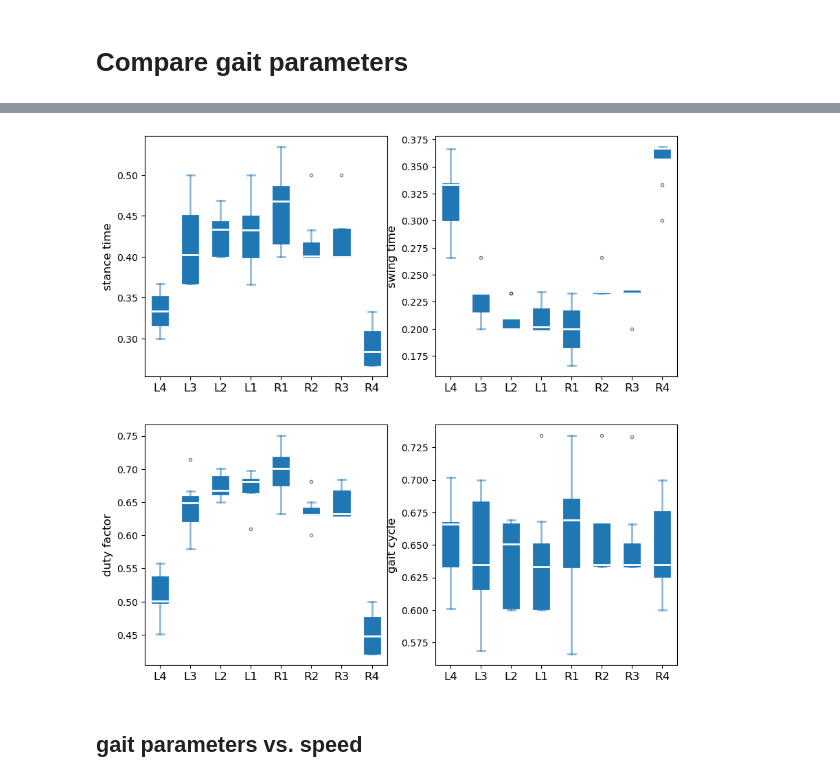
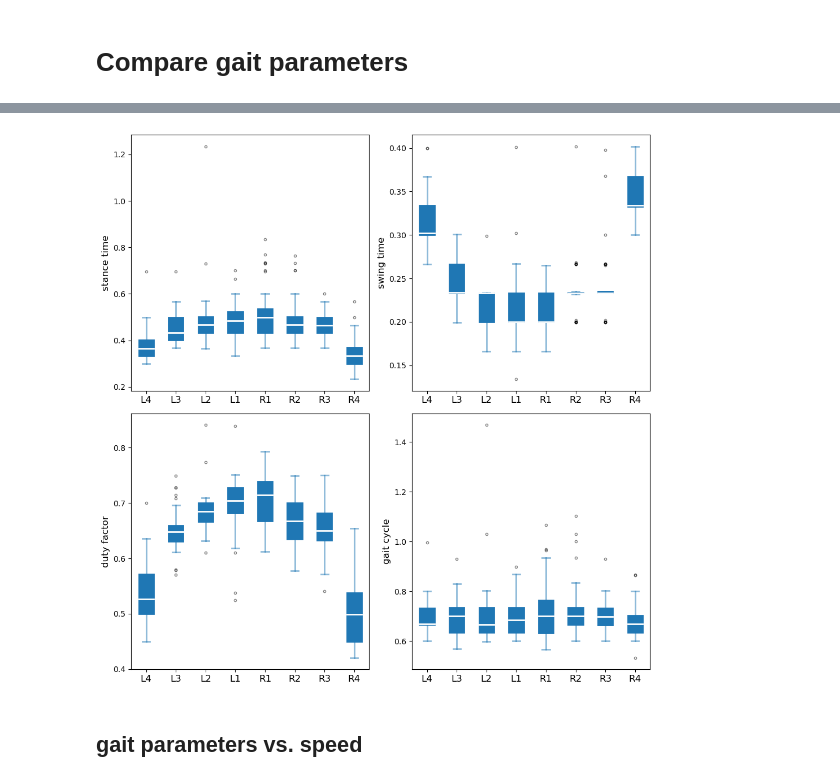
Before and after one commit to enwudz/gait, a Jupyter notebook: step_data_plots.ipynb, the cells around one changed output, grey strips where cells are left out. Drawn from its saved outputs; the diff is of its cells as text; code cells hidden in the pictures.

```diff
--- a/step_data_plots.ipynb
+++ b/step_data_plots.ipynb
@@ -62,6 +56,6 @@ tlo_garage_ram
 # %%
 # select an experiment to analyze, and then select clips from that experiment
-treatment_dir = 'H_exemplaris'
+treatment_dir = 'control'
 
 # LOOK IN MULTIPLE FOLDERS AND COMBINE DATA
 fname = 'all_step_data_swings.csv' # created by the script save_step_data.py
@@ -303,30 +310,31 @@ plt.show()
 # %%
 # Compare gait parameters for different legs
 leg_set = leg_combos['legs_all'] # legs_all or legs_lateral or another combo above
 parameters = ['stance_time', 'swing_time', 'duty_factor', 'gait_cycle']
 plt.style.use('default') #seaborn-whitegrid seaborn-paper seaborn-talk seaborn-poster
 
 f, axes = plt.subplots(2,2, figsize=(10,10))
 
 for i, parameter in enumerate(parameters):
     leg_parameter_data = []
     for leg in leg_set:
         data_for_leg = step_data[step_data['ref_leg']==leg][parameter].values
         leg_parameter_data.append(data_for_leg)
     bp = f.axes[i].boxplot(leg_parameter_data, patch_artist=True)
 
     bp = formatBoxPlots(bp, ['tab:blue'], ['white'], ['lightsteelblue'])
 
     f.axes[i].set_ylabel(parameter.replace('_',' '), fontsize = 12)
     f.axes[i].set_xticks(range(1,len(leg_set)+1), labels=leg_set, fontsize = 12)
 
 # locs, labels = plt.xticks()
 # labels = leg_set
 # plt.xticks(locs,labels)
 
+f.tight_layout()
 plt.show()
 # %% [output]
-[figure, old version]
+[figure, new version]
 # %% [markdown]
 ## gait parameters vs. speed
 # %%
```
Also changed, not shown: parts of 7 cells of this notebook, 1 other file.
